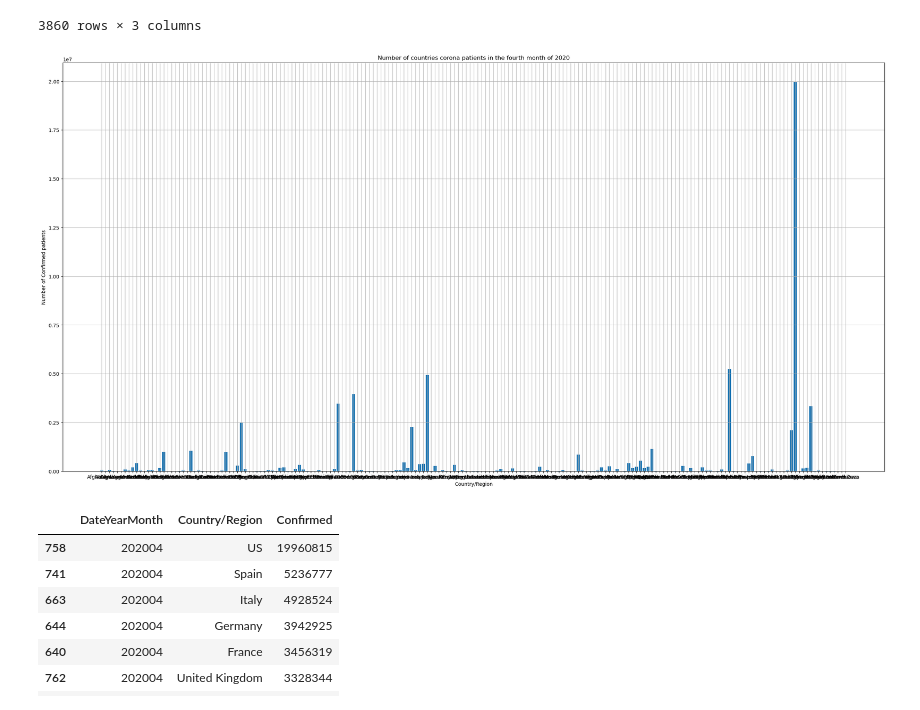
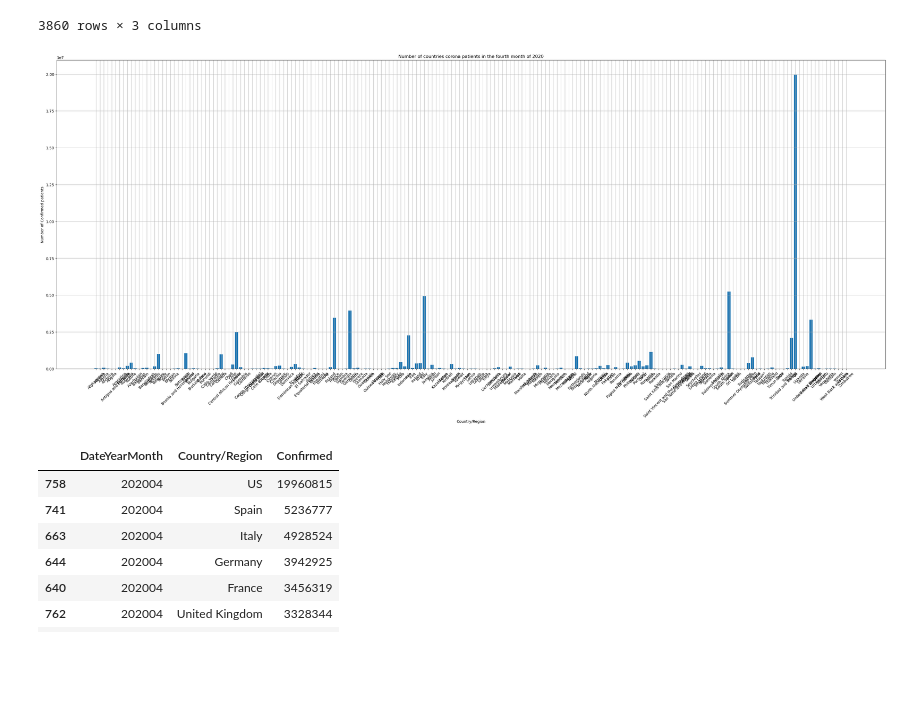
Before and after one commit to FahimeMirveisi/PyLearn7_MachineLearning_Projects, a Jupyter notebook: Assignment39/COVID19.ipynb, the cells around one changed output. Drawn from its saved outputs; the diff is of its cells as text; code cells hidden in the pictures; blank space fills up the shorter version.

Commit message:
added xticks for labels of a diagram

```diff
--- a/Assignment39/COVID19.ipynb
+++ b/Assignment39/COVID19.ipynb
@@ -48,17 +48,18 @@ data_sub
 3860 rows × 3 columns
 # %%
 # plot all Number of countries corona patients in the fourth month of 2020
-plt.figure(figsize=(30,15))
+plt.figure(figsize=(40,15))
 plt.bar(data_sub.query("DateYearMonth == 202004")['Country/Region'],
          data_sub.query("DateYearMonth == 202004")['Confirmed'])
 
 plt.title('Number of countries corona patients in the fourth month of 2020')
 plt.xlabel('Country/Region')
 plt.ylabel('Number of Confirmed patients')
+plt.xticks(rotation=45)
 plt.grid()
 plt.show()
 # %% [output]
-[figure, old version]
+[figure, new version]
 # %%
 April2020_data = data_sub.query('DateYearMonth == 202004')
 data3 = April2020_data.nlargest(8, ['Confirmed'])
```
Also changed, not shown: parts of 1 cell of this notebook.
